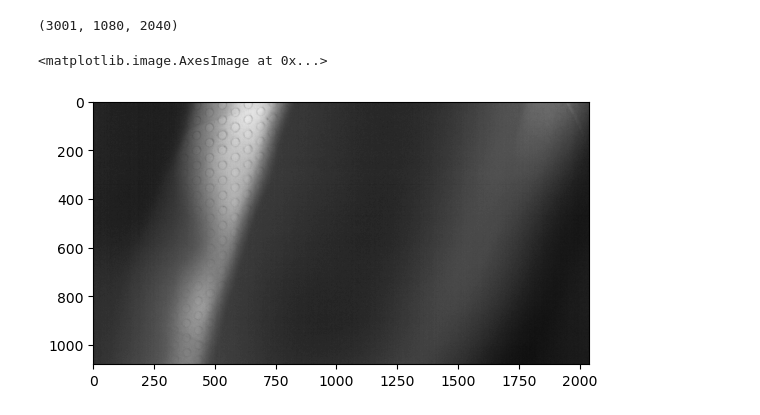
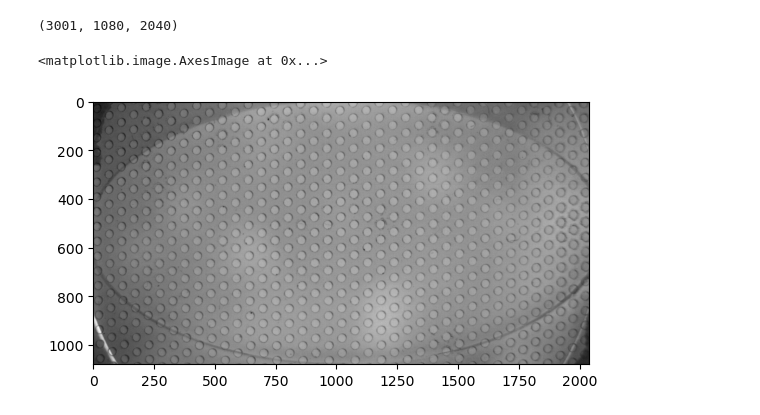
Before and after one commit to EugenioBertolini/SaperaExamples2019-GrabCPP, a Jupyter notebook: read_bin.ipynb, the cells around one changed output. Cells and saved outputs as stored; diff of their text form; code cells hidden in the pictures.

```diff
--- a/read_bin.ipynb
+++ b/read_bin.ipynb
@@ -2,14 +2,14 @@
 import numpy as np
 import matplotlib.pyplot as plt
 
-f = open("Vc/test3000.bin", "r")
+f = open("Vc/test5.bin", "r")
 a = np.fromfile(f, dtype=np.uint8)
 a = a.reshape((-1,1080,2040))
 a.shape
 # %% [output]
 (3001, 1080, 2040)
 # %%
-plt.imshow(a[2200, :, :], cmap='gray')
+plt.imshow(a[2000, :, :], cmap='gray')
 # %% [output]
 <matplotlib.image.AxesImage at 0x...>
-[figure, old version]
+[figure, new version]
```
